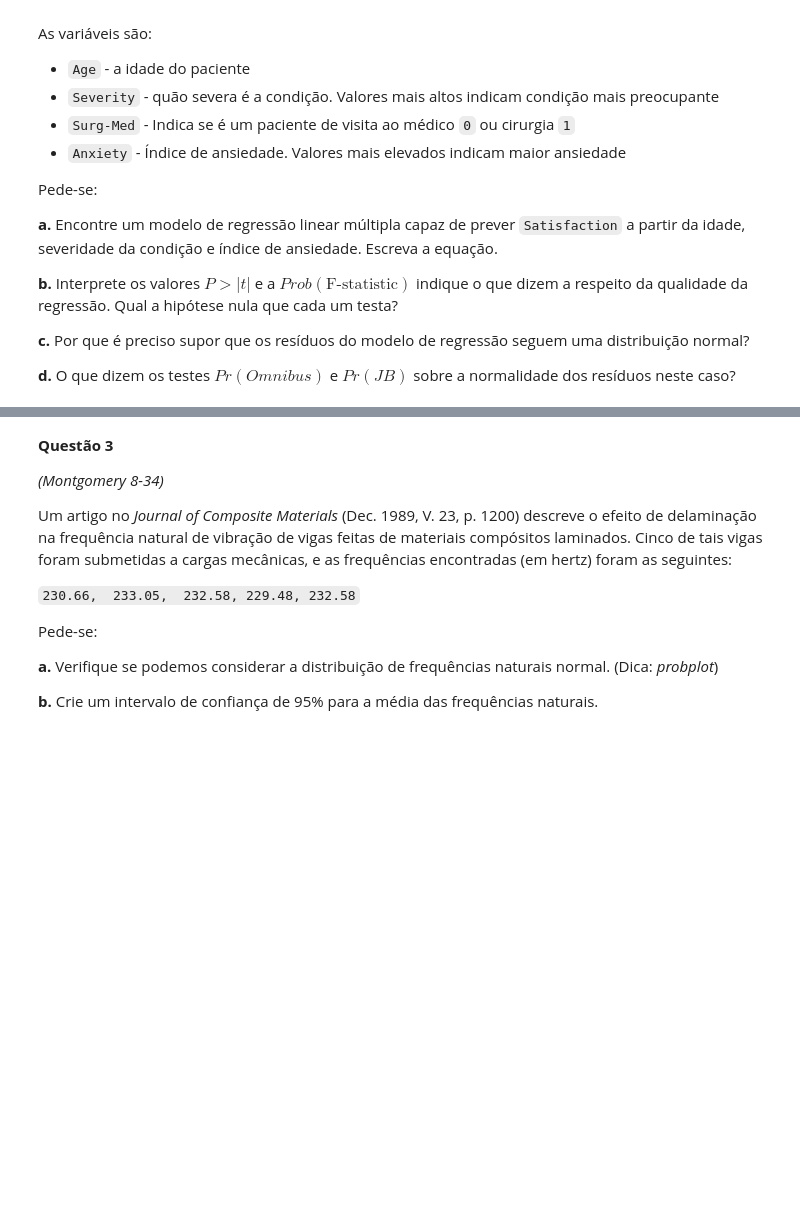
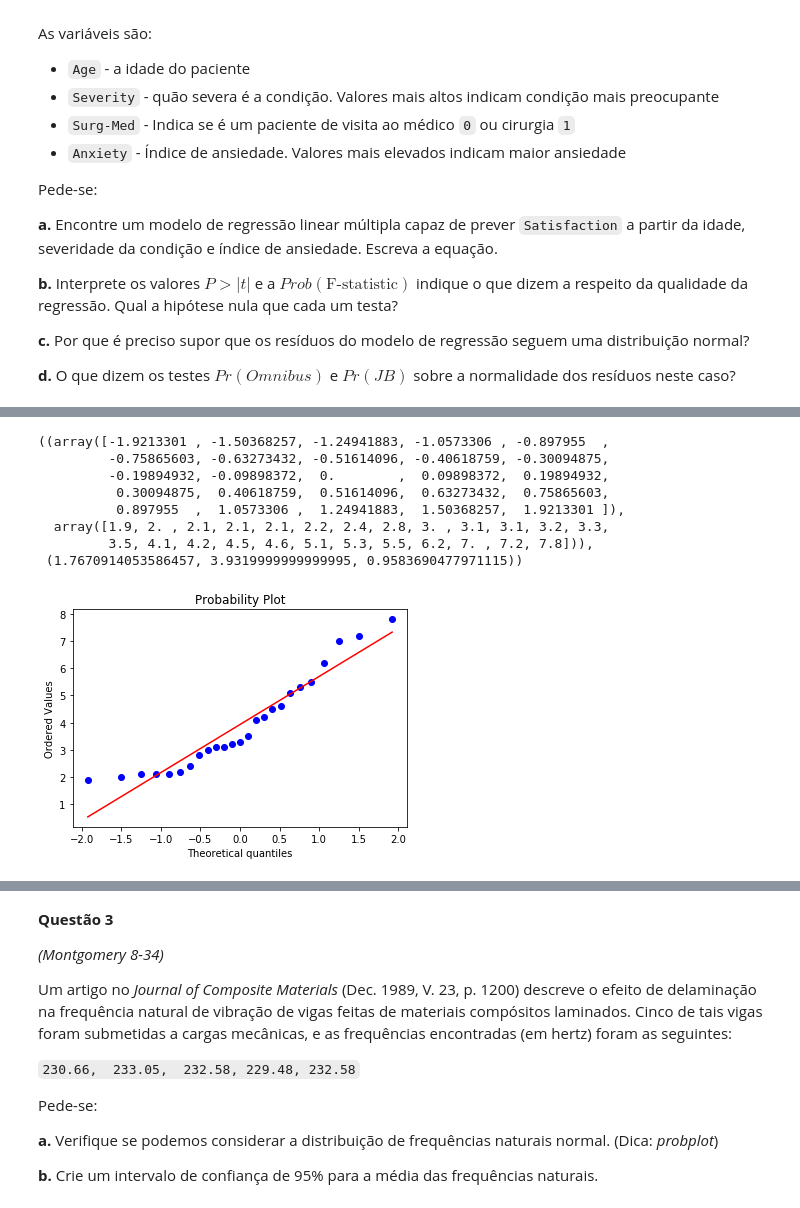
Before and after one commit to Vitoriaao/Vitoria-Bia---CDD, a Jupyter notebook: APS8/APS8.ipynb, the cells around one changed output, grey strips where cells are left out. Cells and saved outputs as stored; diff of their text form; code cells hidden in the pictures; blank space fills up the shorter version.

```diff
--- a/APS8/APS8.ipynb
+++ b/APS8/APS8.ipynb
@@ -199,0 +283,12 @@ Pede-se:
+# %%
+probplot(dados.Anxiety, dist="norm", plot=plt)
+# %% [output]
+((array([-1.9213301 , -1.50368257, -1.24941883, -1.0573306 , -0.897955  ,
+         -0.75865603, -0.63273432, -0.51614096, -0.40618759, -0.30094875,
+         -0.19894932, -0.09898372,  0.        ,  0.09898372,  0.19894932,
+          0.30094875,  0.40618759,  0.51614096,  0.63273432,  0.75865603,
+          0.897955  ,  1.0573306 ,  1.24941883,  1.50368257,  1.9213301 ]),
+  array([1.9, 2. , 2.1, 2.1, 2.1, 2.2, 2.4, 2.8, 3. , 3.1, 3.1, 3.2, 3.3,
+         3.5, 4.1, 4.2, 4.5, 4.6, 5.1, 5.3, 5.5, 6.2, 7. , 7.2, 7.8])),
+ (1.7670914053586457, 3.9319999999999995, 0.9583690477971115))
+[figure, added]
```
Also changed, not shown: parts of 24 cells of this notebook, 1 other file.
